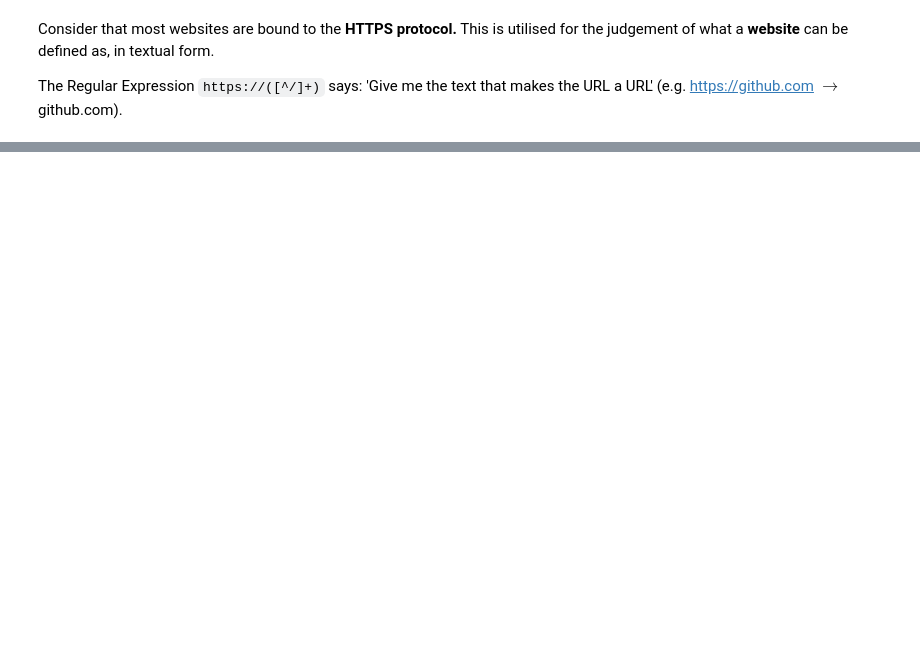
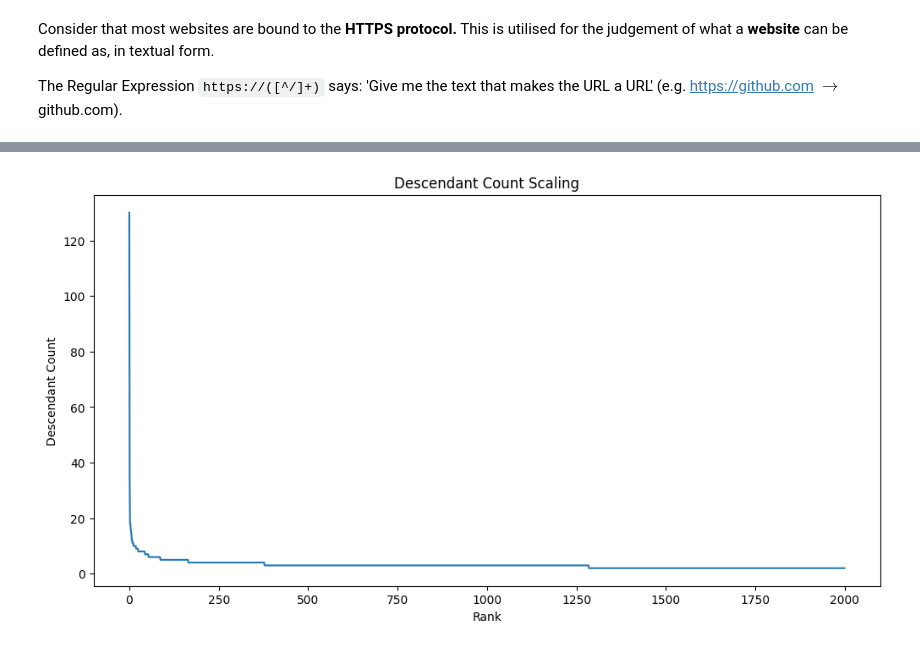
Before and after one commit to biggiefats/HackerNewsAnalysis, a Jupyter notebook: HackerNews.ipynb, the cells around one changed output, grey strips where cells are left out. Cells and saved outputs as stored; diff of their text form; code cells hidden in the pictures; blank space fills up the shorter version.

Commit message:
completed part 7 - analysed comment hierarchy and comment content

```diff
--- a/HackerNews.ipynb
+++ b/HackerNews.ipynb
@@ -1128,0 +1160,27 @@ The Regular Expression `https://([^/]+)` says: 'Give me the text that makes the
+# %%
+query = """
+SELECT
+  a.text,
+  b.id,
+  COUNT(a.id) as descendant_count
+FROM
+  `bigquery-public-data.hacker_news.full` AS a
+INNER JOIN
+  `bigquery-public-data.hacker_news.full` AS b
+ON
+  a.parent = b.id
+WHERE
+  a.type = 'comment'
+  AND
+  a.text NOT IN ('[dead]', '[flagged]')
+GROUP BY
+  b.id, a.text
+ORDER BY
+  descendant_count DESC
+LIMIT
+  2000;
+"""
+
+request = client.query(query=query)
+df = request.to_dataframe().dropna()
+print(df)
@@ -1128,0 +1216,14 @@ The Regular Expression `https://([^/]+)` says: 'Give me the text that makes the
+# %%
+# Data
+x = df.index.values
+y = df['descendant_count'].values
+
+# Viz
+fig, ax = plt.subplots(figsize=(12,6))
+ax.set_title("Descendant Count Scaling")
+ax.set_xlabel("Rank")
+ax.set_ylabel("Descendant Count")
+ax.plot(x, y)
+plt.show()
+# %% [output]
+[figure, added]
```
Also changed, not shown: parts of 20 cells of this notebook.
